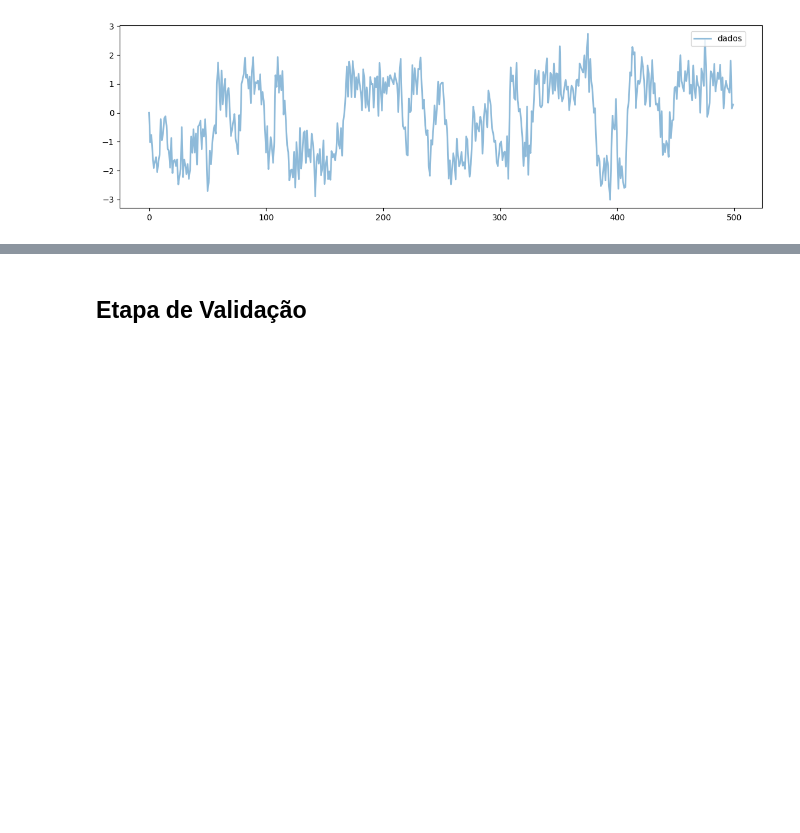
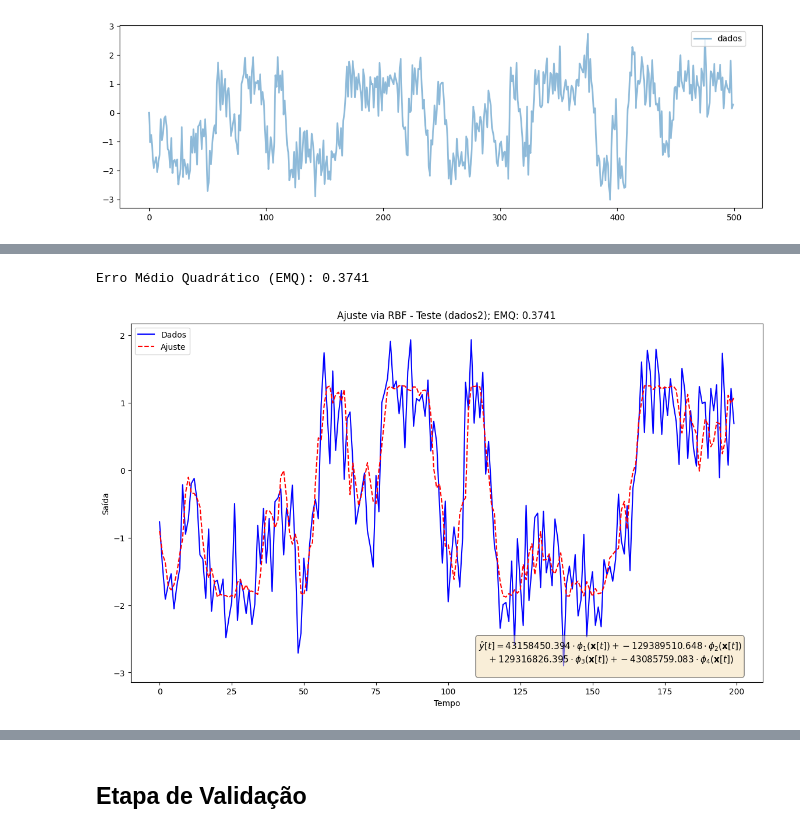
Before and after one commit to DanielMedeiros1/Projeto_MMQ_RBF_CN, a Jupyter notebook: Projeto_U2.ipynb, the cells around one changed output, grey strips where cells are left out. Saved outputs shown, nothing was run; the diff lists cells and outputs as text; code cells hidden in the pictures; blank space fills up the shorter version.

```diff
--- a/Projeto_U2.ipynb
+++ b/Projeto_U2.ipynb
@@ -202,0 +237,51 @@ plt.show()
+# %%
+#RBF TESTE dados2:
+
+X = np.column_stack([y[1:-1], y[:-2], u[2:], u[1:-1]])
+Y = y[2:]
+N = 200
+
+sigma = 10.0
+
+c = np.linspace(u[0], u[499], 4)
+#np.random.seed(42)
+#indices = np.random.choice(len(X), size=c, replace=False)
+#centros = X[indices]
+
+def rbf(x, c):
+    return np.exp(-np.sum((x - c)**2) / (2 * sigma**2))
+
+phi = np.zeros((len(X), len(c)))
+
+for k in range(len(X)):
+    for i in range(len(c)):
+        phi[k, i] = rbf(X[k], c[i])
+
+
+w = np.dot(la.pinv(phi), Y)
+
+y_est = phi @ w
+
+EMQ_RBF_teste = np.mean((Y - y_est) ** 2)
+print(f"Erro Médio Quadrático (EMQ): {EMQ_RBF_teste:.4f}")
+
+
+plt.figure(figsize=(14, 8))
+plt.plot(t[0:N], Y[:N], color="blue", label='Dados')
+plt.plot(t[0:N], y_est[:N], "--r", label='Ajuste')
+
+fit_label = (f"$\\hat{{y}}[t] = {w[0]:.3f} \\cdot \\phi_1(\\mathbf{{x}}[t]) + {w[1]:.3f} \\cdot \\phi_2(\\mathbf{{x}}[t])$\n"
+            f"$\\quad + {w[2]:.3f} \\cdot \\phi_3(\\mathbf{{x}}[t]) + {w[3]:.3f} \\cdot \\phi_4(\\mathbf{{x}}[t])$\n")
+
+plt.text(0.55, 0.02, fit_label, transform=plt.gca().transAxes,
+         fontsize=11, verticalalignment='bottom',
+         bbox=dict(boxstyle="round", facecolor='wheat', alpha=0.5))
+
+plt.xlabel("Tempo")
+plt.ylabel("Saída")
+plt.title(f"Ajuste via RBF - Teste (dados2); EMQ: {EMQ_RBF_teste:.4f}")
+plt.legend()
+plt.show()
+# %% [output]
+Erro Médio Quadrático (EMQ): 0.3741
+[figure, added]
```
Also changed, not shown: parts of 3 cells of this notebook.
